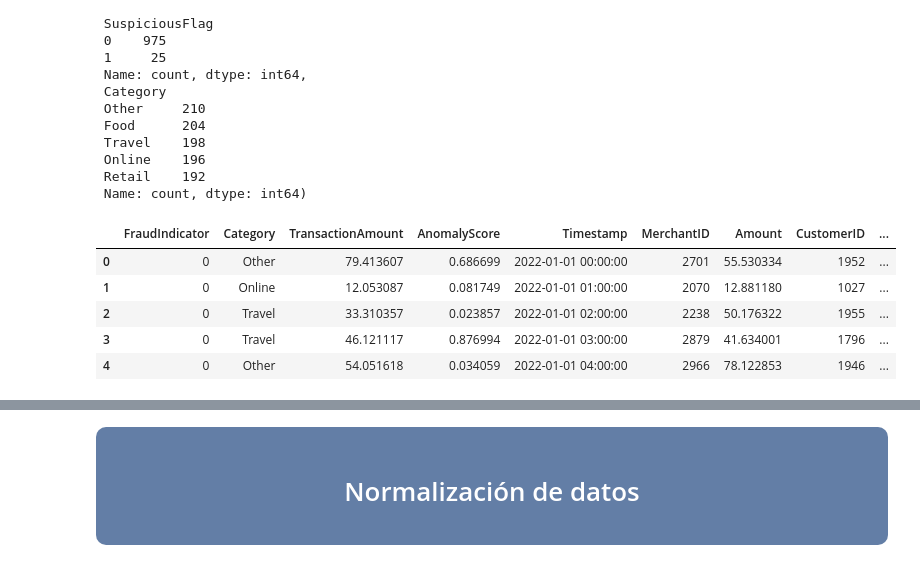
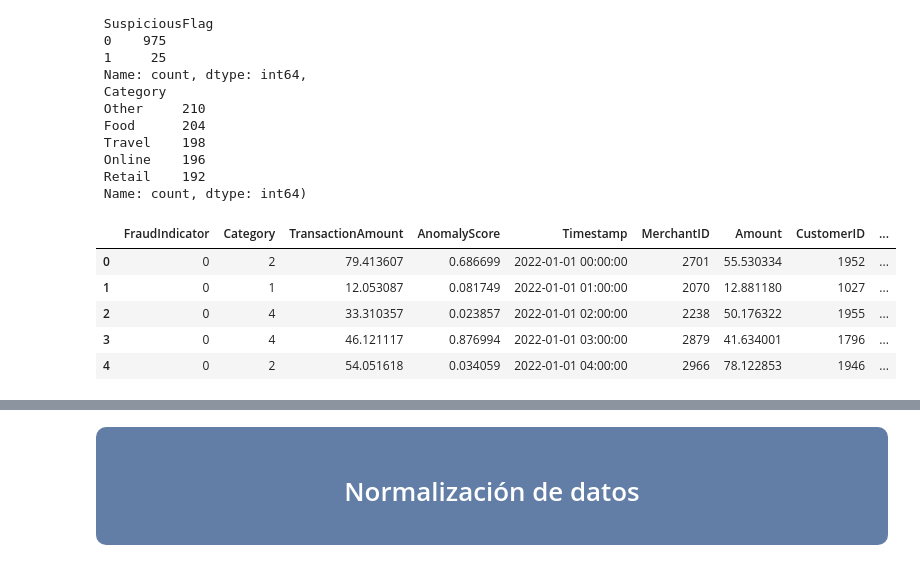
Before and after one commit to Camilabperez/Deteccion-fraude-ML, a Jupyter notebook: training/fraud-detection.ipynb, the cells around one changed output, grey strips where cells are left out. Drawn from its saved outputs; the diff is of its cells as text; code cells hidden in the pictures.

```diff
--- a/training/fraud-detection.ipynb
+++ b/training/fraud-detection.ipynb
@@ -430,34 +430,34 @@ data1['FraudIndicator'].value_counts(), data1['SuspiciousFlag'].value_counts(),
 # %%
 # Using Feature Engineering Creating two Columns
 # Hour of Transaction = hour
 # Gap between the day of transaction and last login in days = gap
 
 data1['Hour'] = data1['Timestamp'].dt.hour
 data1['gap'] = (data1['Timestamp'] - data1['LastLogin']).dt.days.abs()
 data1['DayOfWeek'] = data1['Timestamp'].dt.dayofweek
 
 # Mes del año (1=enero, 12=diciembre)
 data1['Month'] = data1['Timestamp'].dt.month
 
 # Proporción del monto sobre el saldo
 data1['TransactionAmountRelativeToBalance'] = data1['TransactionAmount'] / data1['AccountBalance']
-
-# (opcional) Si querés eliminar infinitos por divisiones por cero
 data1['TransactionAmountRelativeToBalance'].replace([np.inf, -np.inf], np.nan, inplace=True)
 data1['TransactionAmountRelativeToBalance'].fillna(0, inplace=True)
 
-data1['BalancePostTransaction'] = data1['AccountBalance'] - data1['TransactionAmount']
 data1['IsWeekend'] = data1['DayOfWeek'].isin([5, 6]).astype(int)
 
+data1.drop(['Timestamp','LastLogin', 'TransactionAmount', 'AccountBalance'],axis=1)
 
+label_encoder = LabelEncoder()
+data1['Category'] = label_encoder.fit_transform(data1['Category'])
 data1.head()
 # %% [output]
 |  | FraudIndicator | Category | TransactionAmount | AnomalyScore | Timestamp | MerchantID | Amount | CustomerID | ... |
-| 0 | 0 | Other | 79.413607 | 0.686699 | 2022-01-01 00:00:00 | 2701 | 55.530334 | 1952 | ... |
-| 1 | 0 | Online | 12.053087 | 0.081749 | 2022-01-01 01:00:00 | 2070 | 12.881180 | 1027 | ... |
-| 2 | 0 | Travel | 33.310357 | 0.023857 | 2022-01-01 02:00:00 | 2238 | 50.176322 | 1955 | ... |
-| 3 | 0 | Travel | 46.121117 | 0.876994 | 2022-01-01 03:00:00 | 2879 | 41.634001 | 1796 | ... |
-| 4 | 0 | Other | 54.051618 | 0.034059 | 2022-01-01 04:00:00 | 2966 | 78.122853 | 1946 | ... |
+| 0 | 0 | 2 | 79.413607 | 0.686699 | 2022-01-01 00:00:00 | 2701 | 55.530334 | 1952 | ... |
+| 1 | 0 | 1 | 12.053087 | 0.081749 | 2022-01-01 01:00:00 | 2070 | 12.881180 | 1027 | ... |
+| 2 | 0 | 4 | 33.310357 | 0.023857 | 2022-01-01 02:00:00 | 2238 | 50.176322 | 1955 | ... |
+| 3 | 0 | 4 | 46.121117 | 0.876994 | 2022-01-01 03:00:00 | 2879 | 41.634001 | 1796 | ... |
+| 4 | 0 | 2 | 54.051618 | 0.034059 | 2022-01-01 04:00:00 | 2966 | 78.122853 | 1946 | ... |
 # %%
 # Se eliminan las columnas que no son relevantes y se separa la variable objetivo en la variable Y
 x_data = data1.drop(['FraudIndicator','Timestamp','LastLogin'],axis=1)
```
Also changed, not shown: parts of 41 cells of this notebook, 17 other files.
